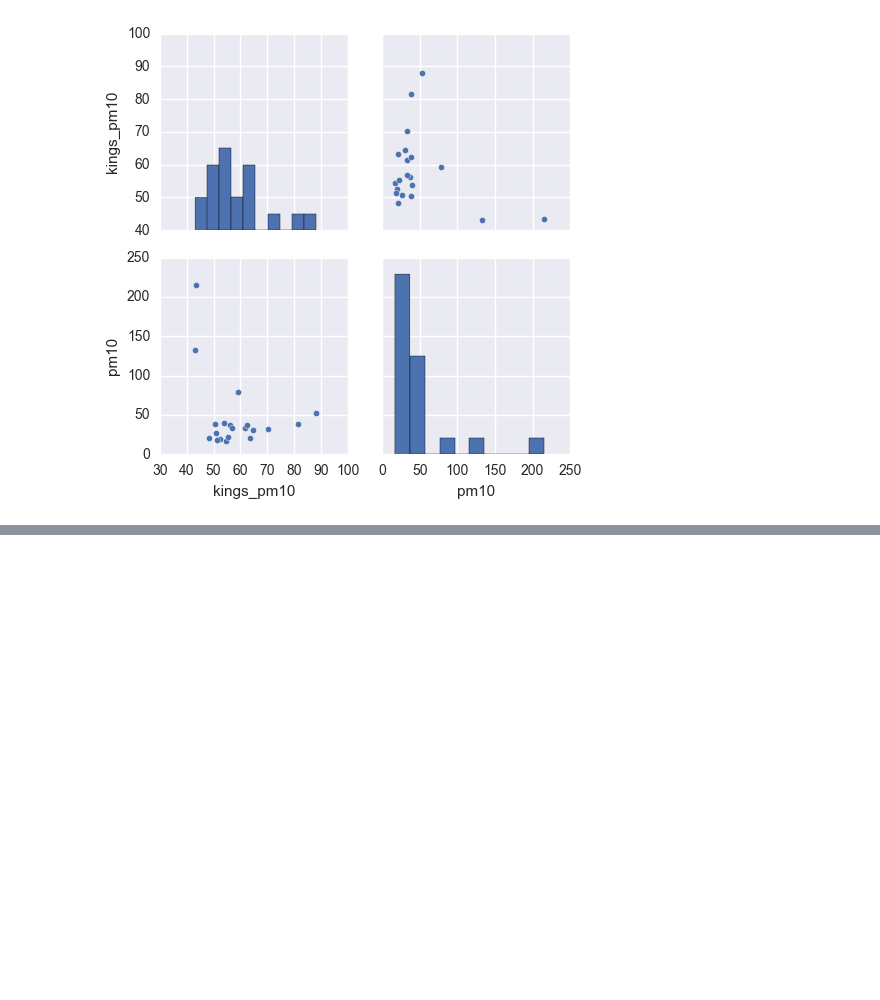
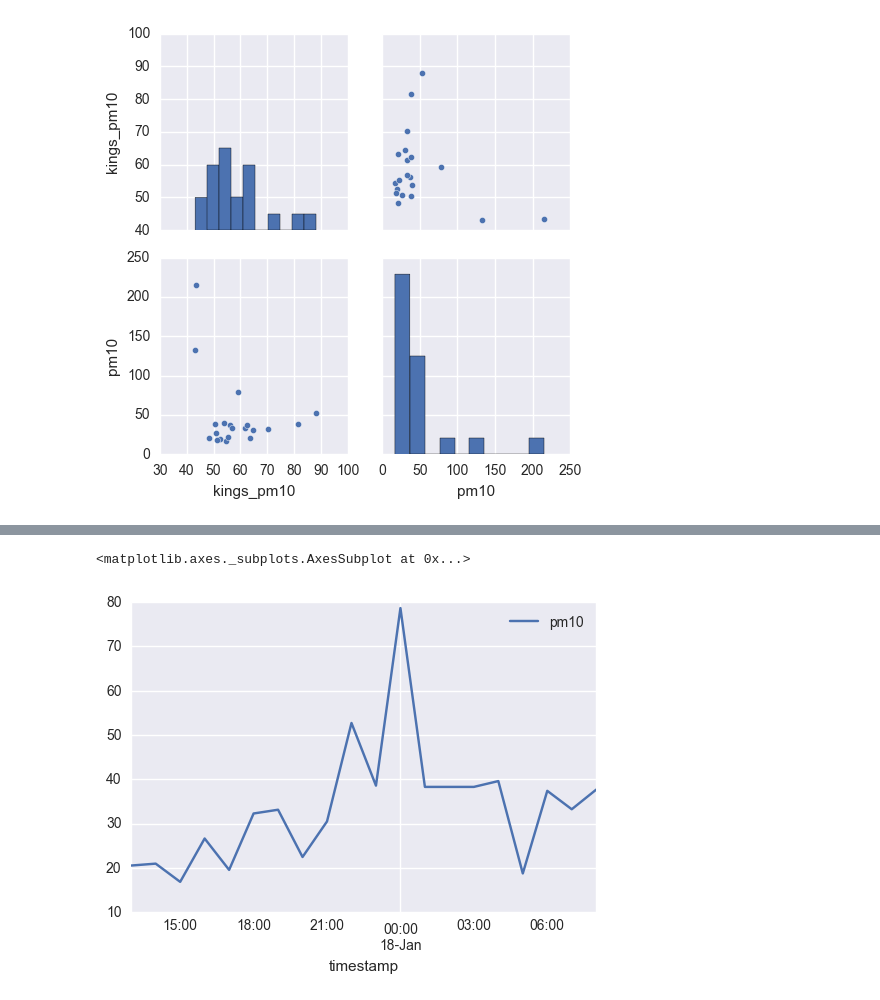
Before and after one commit to lingxz/climathon2016, a Jupyter notebook: sensors-colocation.ipynb, the cells around one changed output, grey strips where cells are left out. Cells and saved outputs as stored; diff of their text form; code cells hidden in the pictures; blank space fills up the shorter version.

```diff
--- a/sensors-colocation.ipynb
+++ b/sensors-colocation.ipynb
@@ -550,3 +546,10 @@ r2 score:  -20.9689521054
 Probability that they belong to the same distribution (KS p-value):  1.52949753451e-06
 [figure]
 [figure]
+# %%
+# smooth out the spike
+pm10_df = ds_merged.pm10.to_dataframe()
+pm10_df = pm10_df[~((pm10_df - pm10_df.mean()).abs() > pm10_df.std())]
+pm10_df = pm10_df.fillna(method='ffill')
+ds_merged.pm10.values = pm10_df.pm10.values
+ds_merged.pm10
@@ -552,0 +564,5 @@ Probability that they belong to the same distribution (KS p-value):  1.529497534
+# %%
+pm10_df.plot()
+# %% [output]
+<matplotlib.axes._subplots.AxesSubplot at 0x...>
+[figure, added]
```
Also changed, not shown: parts of 10 cells of this notebook.
